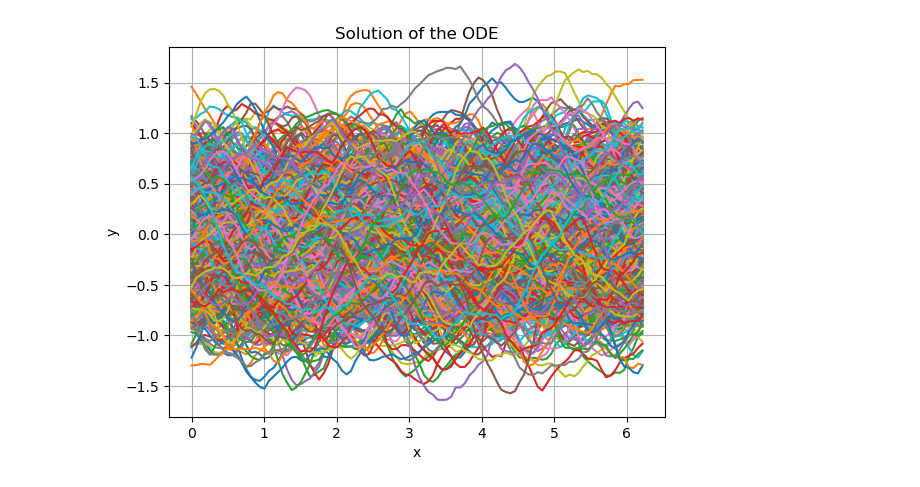
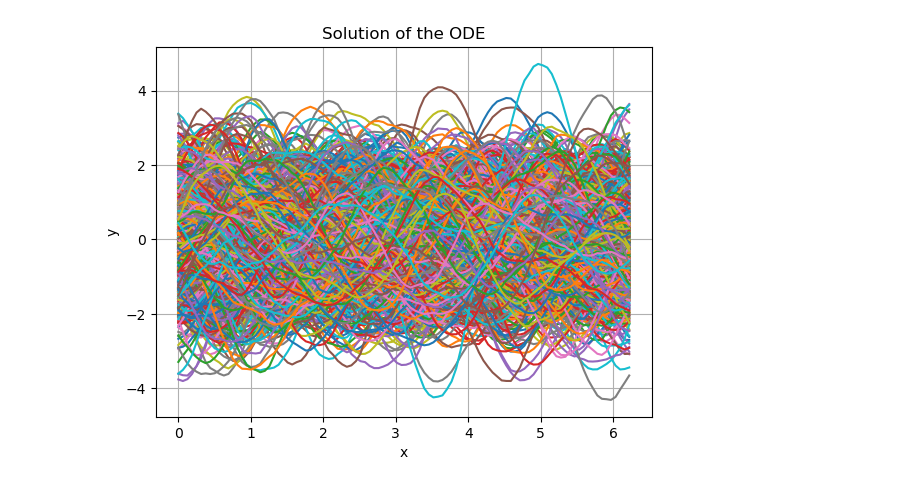
Before and after one commit to kuiper2000/Applied_Math, a Jupyter notebook: _sources/ODE/EOF_ODE.ipynb, the cells around one changed output. Drawn from its saved outputs; the diff is of its cells as text; code cells hidden in the pictures.

```diff
--- a/_sources/ODE/EOF_ODE.ipynb
+++ b/_sources/ODE/EOF_ODE.ipynb
@@ -8,39 +8,44 @@ def solve_ode(N, f):
     x = np.linspace(0, 2 * np.pi, N, endpoint=False)
 
     # Setup the coefficients for the matrix
-    main_diag = (2 / dx**2 + 4) * np.ones(N)
-    off_diag = (-1 / dx**2) * np.ones(N-1)
+    # main_diag = (2 / dx**2 + 4) * np.ones(N)
+    # off_diag = (-1 / dx**2) * np.ones(N-1)
+
+    # Setup the coefficients for the matrix
+    main_diag = (-2 / dx**2 + 4) * np.ones(N)
+    off_diag = (1 / dx**2) * np.ones(N-1)
 
     # Create the matrix A
     A = np.diag(main_diag) + np.diag(off_diag, 1) + np.diag(off_diag, -1)
     A[0, -1] = A[-1, 0] = -1 / dx**2  # Periodic boundary conditions
 
     # Evaluate f(x)
     b = f(x)
 
     # Solve the linear system
-    y = np.linalg.solve(A, b)
+    #y = np.linalg.solve(A, b)
+    y = np.linalg.inv(A).dot(b)
 
     return x, y
 
 # Define the forcing function
 def forcing_function(x):
     return 10*np.random.normal(size=np.size(x))
     #return np.random.normal(size=1)*np.cos(x)+np.random.normal(size=1)*np.sin(x)+10*np.random.normal(size=np.size(x))  # Example: sin(x)
 
 
 y = np.zeros((1000,100)) # iteration, x
 for iteration in range(1000):
     # Solve the ODE
     N = 100
     x, y[iteration,:] = solve_ode(N, forcing_function)
 
 # Plot the results
 plt.plot(x, y.T)
 plt.title("Solution of the ODE")
 plt.xlabel("x")
 plt.ylabel("y")
 plt.grid(True)
 plt.show()
 # %% [output]
-[figure, old version]
+[figure, new version]
```
Also changed, not shown: parts of 2 cells of this notebook, 33 other files.
